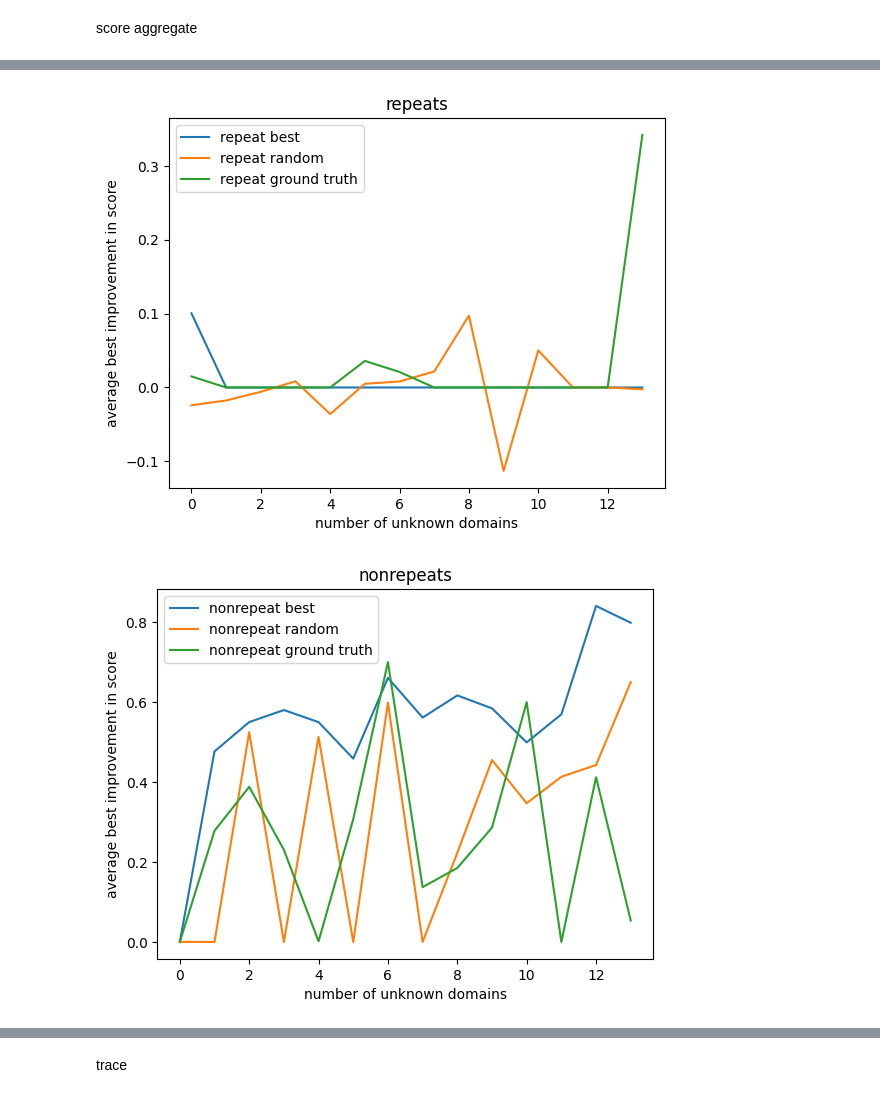
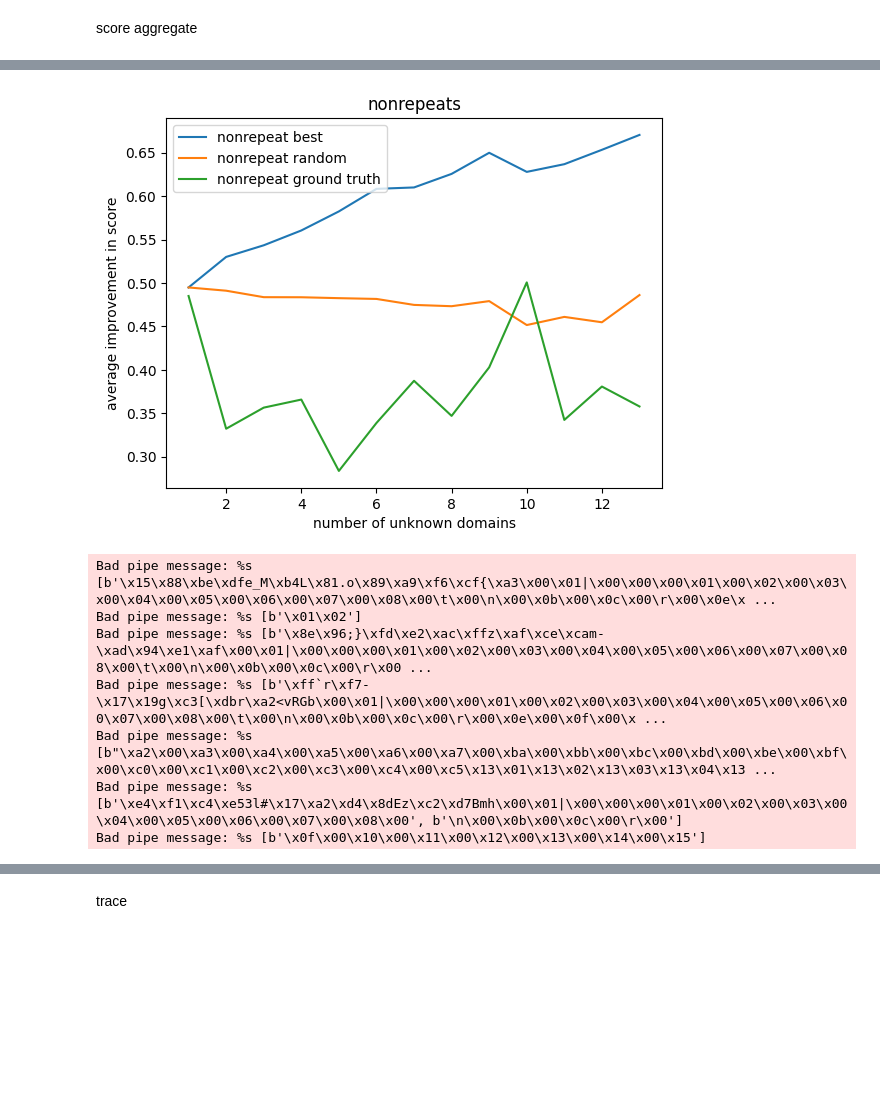
Before and after one commit to twchen88/ct_research, a Jupyter notebook: pipeline_debug.ipynb, the cells around one changed output, grey strips where cells are left out. Saved outputs shown, nothing was run; the diff lists cells and outputs as text; code cells hidden in the pictures; blank space fills up the shorter version.

```diff
--- a/pipeline_debug.ipynb
+++ b/pipeline_debug.ipynb
@@ -205,7 +234,7 @@ def find_random_predictions(data):
     return predictions, e
 # %%
 # create random encoding
-random_encoding = create_random_encoding(random_test_data[encoding_columns].shape)
+random_encoding = create_random_encoding(random_test_data[score_columns])
 random_test_data[encoding_columns] = random_encoding
 # %%
 # find random prediction
@@ -568,17 +561,14 @@ def filter_n_missing(df, n_missing):
 def debug_filter_print(df):
     n = df.iloc[0][score_columns].isna().sum()
     total_sessions = df.shape[0]
-    df_repeat = df[df.repeat == True]
-    df_nonrepeat = df[df.repeat == False]
     print("# of missing = %d, # of total sessions = %d" % (n, total_sessions))
     print(np.isnan(df[score_columns]).sum(axis=1).sum() == n * total_sessions)
-    print("# of repeats = %d, # of non-repeats = %d" % (df_repeat.shape[0], df_nonrepeat.shape[0]))
 # %%
 ground_truth_test_data_n = dict()
 random_test_data_n = dict()
 best_test_data_n = dict()
 # %%
-for n in range(14):
+for n in range(1, 14):
     print("======================= filter n missing: n = %d =========================" % n)
     print("============ ground truth ===============")
     tmp = filter_n_missing(ground_truth_test_data, n_missing=n)
@@ -708 +672,9 @@ nonrepeat_best = []
+# %%
+nonrepeat_ground_truth_avg = []
+nonrepeat_random_avg = []
+nonrepeat_best_avg = []
+
+nonrepeat_ground_truth_std = []
+nonrepeat_random_std = []
+nonrepeat_best_std = []
 # %%
@@ -774,24 +832,19 @@ improvement:  0.7984726428985596
 # %%
-# plt.figure()
-# plt.plot(range(14), repeat_best, label="repeat best")
-# plt.plot(range(14), repeat_random, label="repeat random")
-# plt.plot(range(14), repeat_ground_truth, label="repeat ground truth")
-# plt.xlabel("number of unknown domains")
-# plt.ylabel("average best improvement in score")
-# plt.title("repeats")
-# plt.legend()
-# plt.show()
+plt.figure()
+plt.plot(range(1, 14), nonrepeat_best_avg, label="nonrepeat best")
+plt.plot(range(1, 14), nonrepeat_random_avg, label="nonrepeat random")
+plt.plot(range(1, 14), nonrepeat_ground_truth_avg, label="nonrepeat ground truth")
+plt.xlabel("number of unknown domains")
+plt.ylabel("average improvement in score")
+plt.title("nonrepeats")
+plt.legend()
+plt.show()
 # %% [output]
-[figure, old version]
+[figure, new version]
+Bad pipe message: %s [b'\x15\x88\xbe\xdfe_M\xb4L\x81.o\x89\xa9\xf6\xcf{\xa3\x00\x01|\x00\x00\x00\x01\x00\x02\x00\x03\x00\x04\x00\x05\x00\x06\x00\x07\x00\x08\x00\t\x00\n\x00\x0b\x00\x0c\x00\r\x00\x0e\x ...
+Bad pipe message: %s [b'\x01\x02']
+Bad pipe message: %s [b'\x8e\x96;}\xfd\xe2\xac\xffz\xaf\xce\xcam-\xad\x94\xe1\xaf\x00\x01|\x00\x00\x00\x01\x00\x02\x00\x03\x00\x04\x00\x05\x00\x06\x00\x07\x00\x08\x00\t\x00\n\x00\x0b\x00\x0c\x00\r\x00 ...
+Bad pipe message: %s [b'\xff`r\xf7-\x17\x19g\xc3[\xdbr\xa2<vRGb\x00\x01|\x00\x00\x00\x01\x00\x02\x00\x03\x00\x04\x00\x05\x00\x06\x00\x07\x00\x08\x00\t\x00\n\x00\x0b\x00\x0c\x00\r\x00\x0e\x00\x0f\x00\x ...
+Bad pipe message: %s [b"\xa2\x00\xa3\x00\xa4\x00\xa5\x00\xa6\x00\xa7\x00\xba\x00\xbb\x00\xbc\x00\xbd\x00\xbe\x00\xbf\x00\xc0\x00\xc1\x00\xc2\x00\xc3\x00\xc4\x00\xc5\x13\x01\x13\x02\x13\x03\x13\x04\x13 ...
+Bad pipe message: %s [b'\xe4\xf1\xc4\xe53l#\x17\xa2\xd4\x8dEz\xc2\xd7Bmh\x00\x01|\x00\x00\x00\x01\x00\x02\x00\x03\x00\x04\x00\x05\x00\x06\x00\x07\x00\x08\x00', b'\n\x00\x0b\x00\x0c\x00\r\x00']
+Bad pipe message: %s [b'\x0f\x00\x10\x00\x11\x00\x12\x00\x13\x00\x14\x00\x15']
-# %%
-plt.figure()
-plt.plot(range(14), nonrepeat_best, label="nonrepeat best")
-plt.plot(range(14), nonrepeat_random, label="nonrepeat random")
-plt.plot(range(14), nonrepeat_ground_truth, label="nonrepeat ground truth")
-plt.xlabel("number of unknown domains")
-plt.ylabel("average improvement in score")
-plt.title("nonrepeats")
-plt.legend()
-plt.show()
-# %% [output]
-[figure, removed]
```
Also changed, not shown: parts of 46 cells of this notebook.
